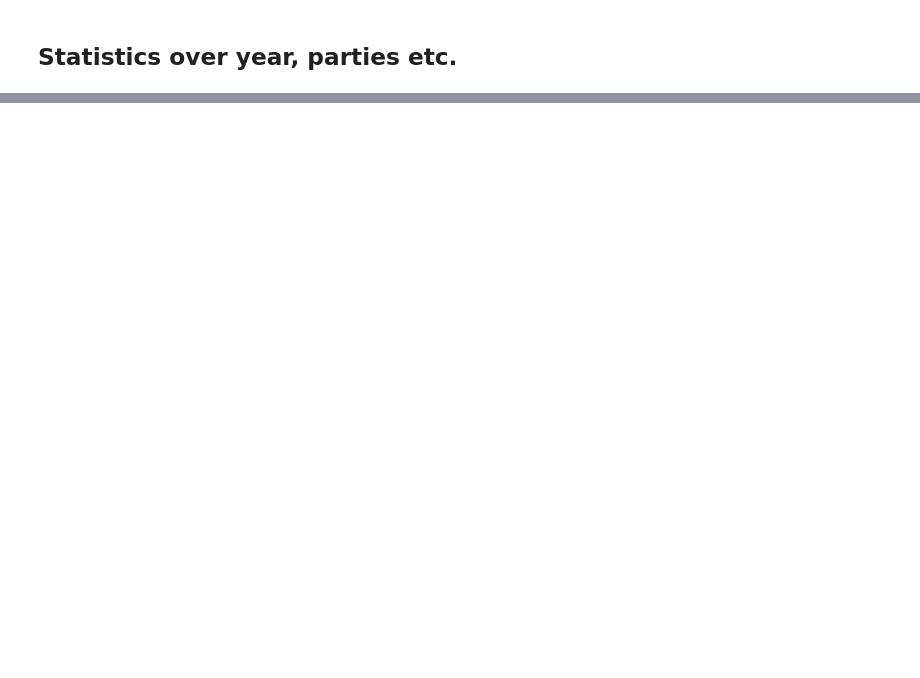
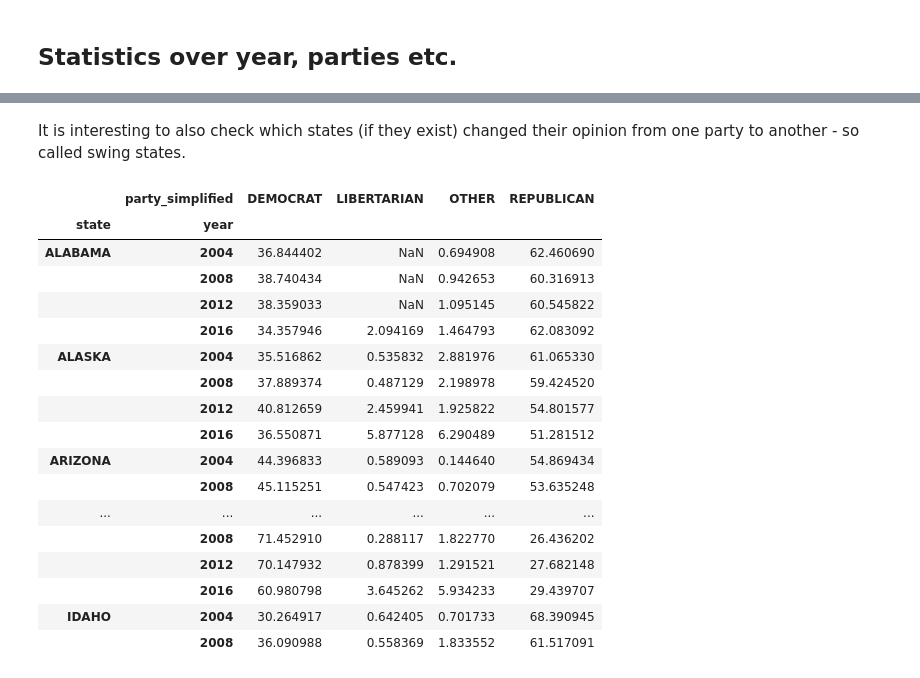
Before and after one commit to epfl-ada/ada-2024-project-adavengers, a Jupyter notebook: President_Dataset.ipynb, the cells around one changed output, grey strips where cells are left out. Saved outputs shown, nothing was run; the diff lists cells and outputs as text; code cells hidden in the pictures; blank space fills up the shorter version.

```diff
--- a/President_Dataset.ipynb
+++ b/President_Dataset.ipynb
@@ -100,0 +109,25 @@ sns.barplot(pr_df_republican, x='percentage', y='state', hue='year')
+# %% [markdown]
+It is interesting to also check which states (if they exist) changed their opinion from one party to another - so called swing states.
+# %%
+pr_df = pd.pivot_table(pr_df_percentage, columns=['party_simplified'], values='percentage', index=['state', 'year'])
+# %%
+pr_df.head(50)
+# %% [output]
+|  | party_simplified | DEMOCRAT | LIBERTARIAN | OTHER | REPUBLICAN |
+| state | year |  |  |  |  |
+| ALABAMA | 2004 | 36.844402 | NaN | 0.694908 | 62.460690 |
+|  | 2008 | 38.740434 | NaN | 0.942653 | 60.316913 |
+|  | 2012 | 38.359033 | NaN | 1.095145 | 60.545822 |
+|  | 2016 | 34.357946 | 2.094169 | 1.464793 | 62.083092 |
+| ALASKA | 2004 | 35.516862 | 0.535832 | 2.881976 | 61.065330 |
+|  | 2008 | 37.889374 | 0.487129 | 2.198978 | 59.424520 |
+|  | 2012 | 40.812659 | 2.459941 | 1.925822 | 54.801577 |
+|  | 2016 | 36.550871 | 5.877128 | 6.290489 | 51.281512 |
+| ARIZONA | 2004 | 44.396833 | 0.589093 | 0.144640 | 54.869434 |
+|  | 2008 | 45.115251 | 0.547423 | 0.702079 | 53.635248 |
+| ... | ... | ... | ... | ... | ... |
+|  | 2008 | 71.452910 | 0.288117 | 1.822770 | 26.436202 |
+|  | 2012 | 70.147932 | 0.878399 | 1.291521 | 27.682148 |
+|  | 2016 | 60.980798 | 3.645262 | 5.934233 | 29.439707 |
+| IDAHO | 2004 | 30.264917 | 0.642405 | 0.701733 | 68.390945 |
+|  | 2008 | 36.090988 | 0.558369 | 1.833552 | 61.517091 |
```
Also changed, not shown: parts of 8 cells of this notebook.
